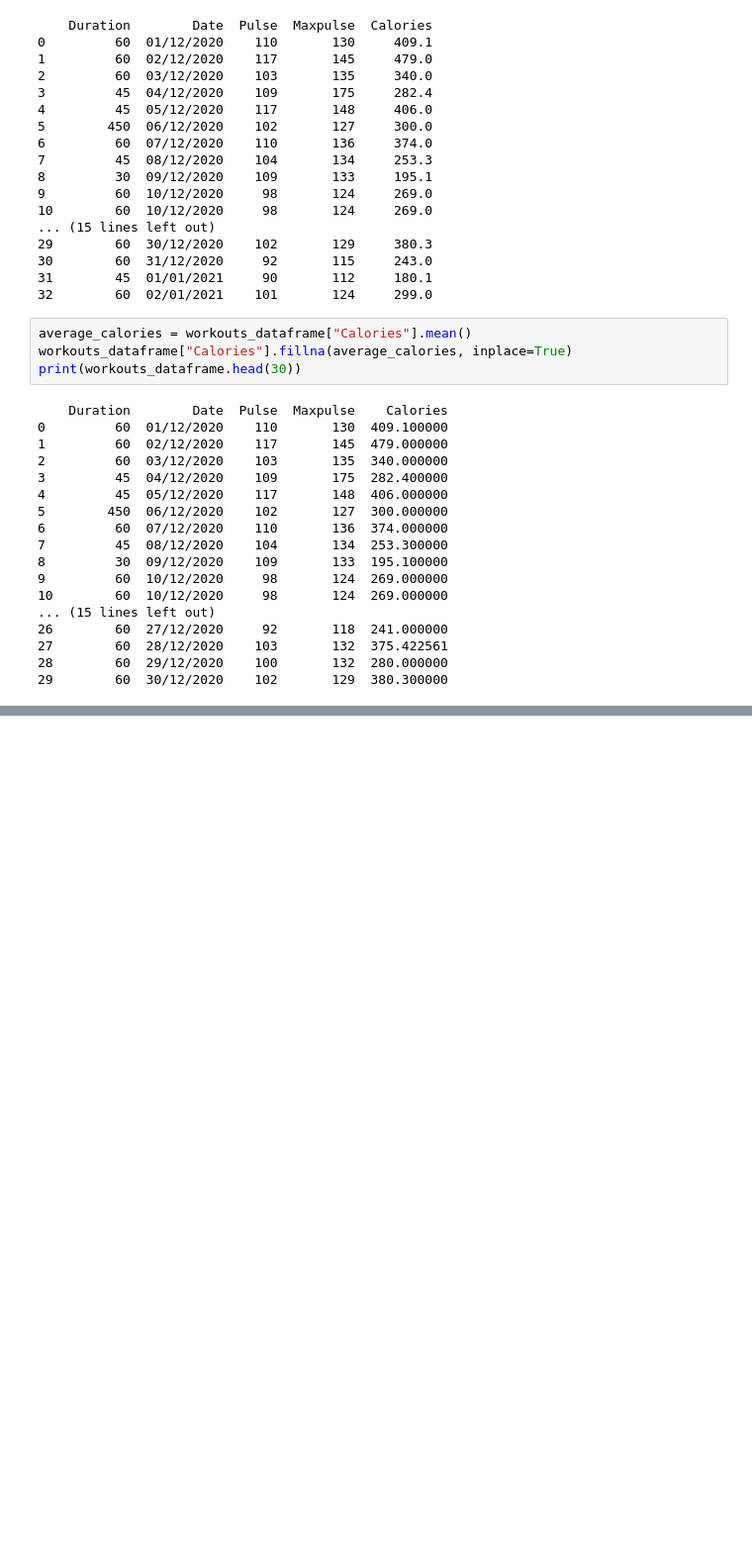
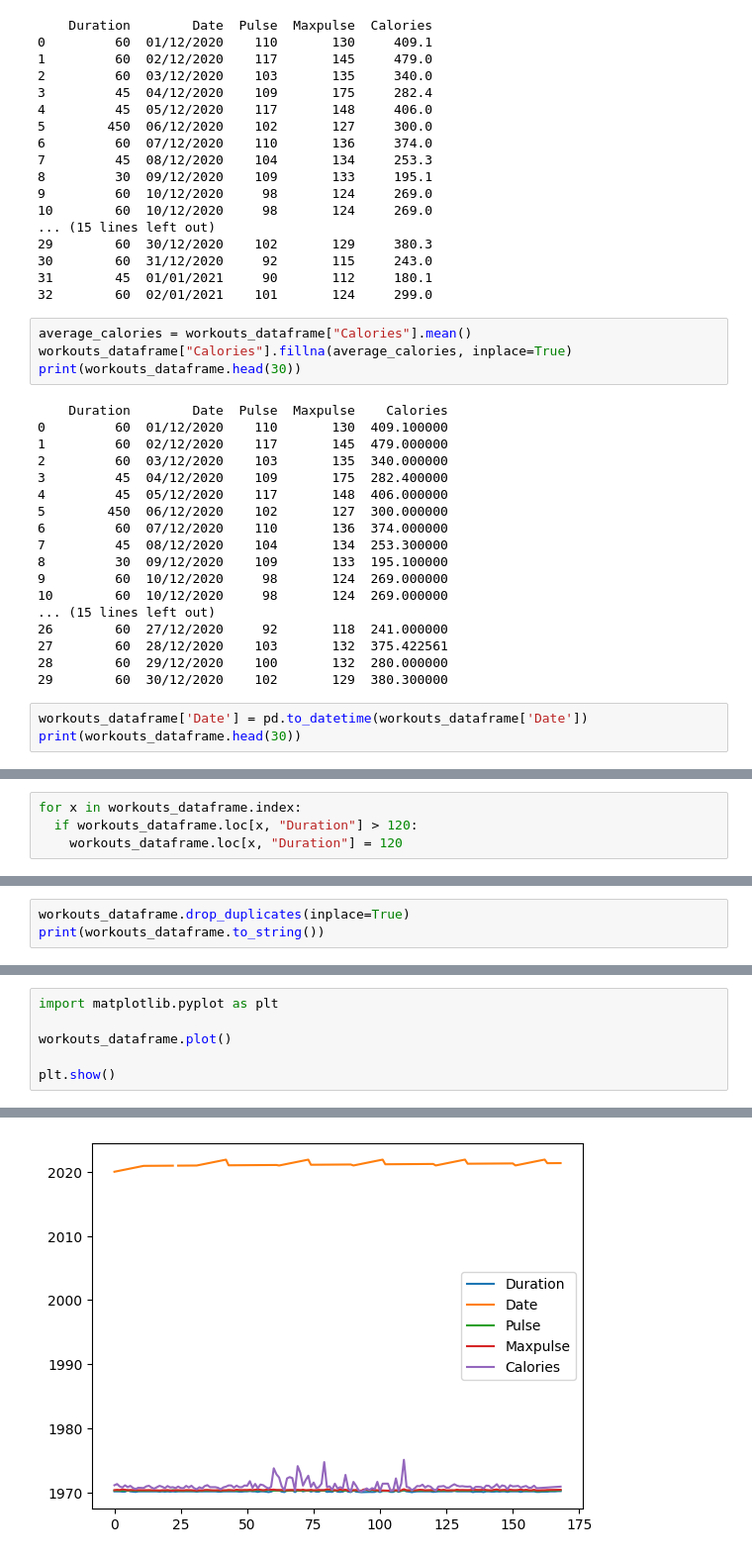
Before and after one commit to jimmymadon/VSCodeEMN_2022_11_Practicals, a Jupyter notebook: 07_pandas/03_pandas_tutorial.ipynb, the cells around one changed output, grey strips where cells are left out. Shown: that part at 99% size. Cells and saved outputs as stored; diff of their text form; blank space fills up the shorter version.

```diff
--- a/07_pandas/03_pandas_tutorial.ipynb
+++ b/07_pandas/03_pandas_tutorial.ipynb
@@ -127,3 +127,6 @@ print(workouts_dataframe.head(30))
 27        60  28/12/2020    103       132  375.422561
 28        60  29/12/2020    100       132  280.000000
 29        60  30/12/2020    102       129  380.300000
+# %%
+workouts_dataframe['Date'] = pd.to_datetime(workouts_dataframe['Date'])
+print(workouts_dataframe.head(30))
@@ -129,0 +151,4 @@ print(workouts_dataframe.head(30))
+# %%
+for x in workouts_dataframe.index:
+  if workouts_dataframe.loc[x, "Duration"] > 120:
+    workouts_dataframe.loc[x, "Duration"] = 120
@@ -129,0 +176,3 @@ print(workouts_dataframe.head(30))
+# %%
+workouts_dataframe.drop_duplicates(inplace=True)
+print(workouts_dataframe.to_string())
@@ -129,0 +205,7 @@ print(workouts_dataframe.head(30))
+# %%
+import matplotlib.pyplot as plt
+
+workouts_dataframe.plot()
+
+plt.show()
+# %% [output]
@@ -129,0 +213 @@ print(workouts_dataframe.head(30))
+[figure, added]
```
Also changed, not shown: parts of 5 cells of this notebook.
